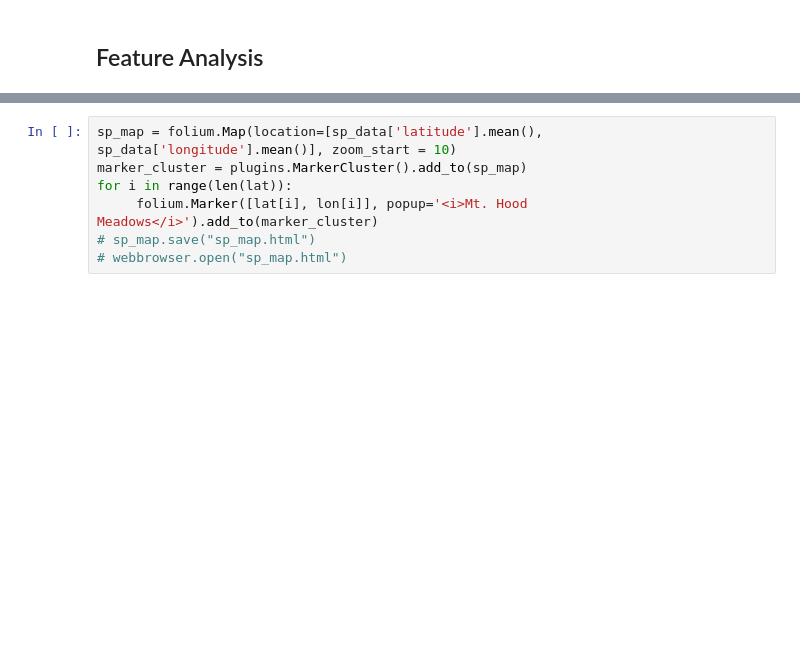
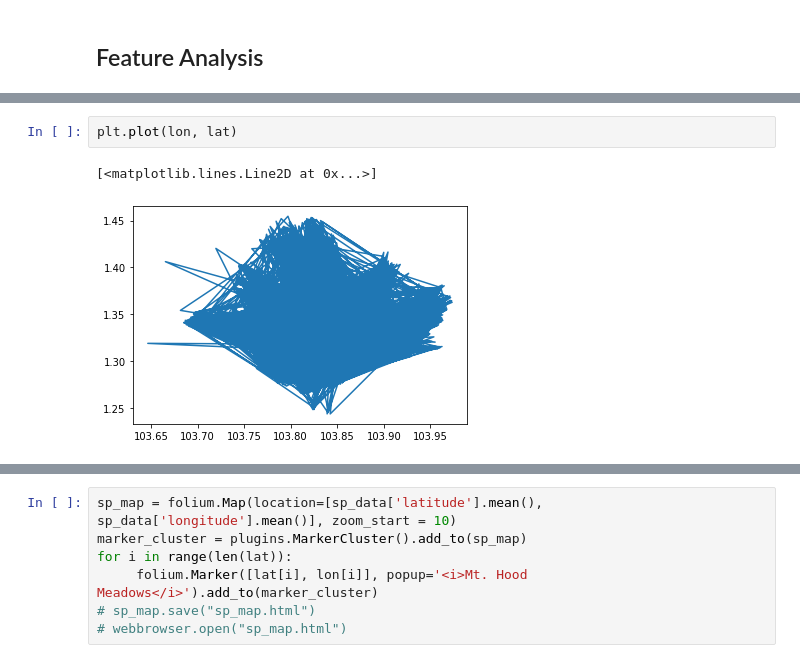
Before and after one commit to ReBachtr/Airbnb_data_analysis, a Jupyter notebook: code/singapore_lyf.ipynb, the cells around one changed output, grey strips where cells are left out. Drawn from its saved outputs; the diff is of its cells as text; blank space fills up the shorter version.

```diff
--- a/code/singapore_lyf.ipynb
+++ b/code/singapore_lyf.ipynb
@@ -56,0 +63,5 @@ pos_price = sp_data.groupby(['latitude','longitude']).price.unique().agg(dict)
+# %%
+plt.plot(lon, lat)
+# %% [output]
+[<matplotlib.lines.Line2D at 0x...>]
+[figure, added]
```
Also changed, not shown: parts of 23 cells of this notebook.
